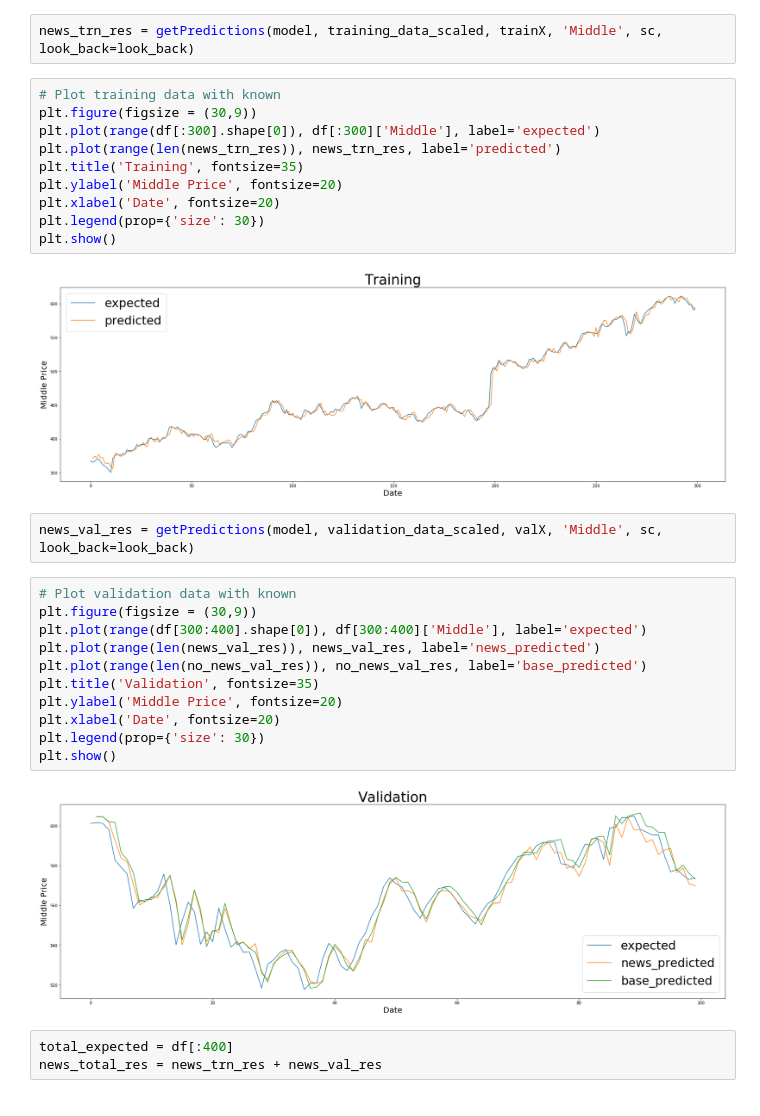
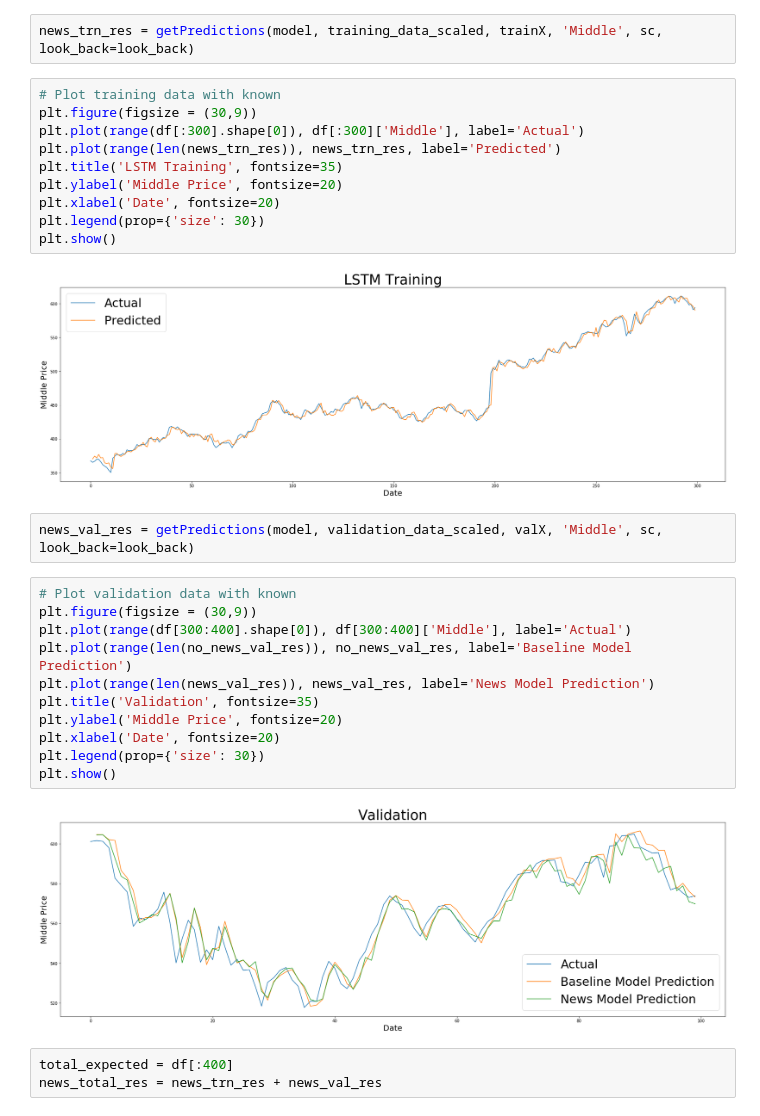
Before and after one commit to stanleykywu/predicting-stocks, a Jupyter notebook: models/LSTM.ipynb, the cells around one changed output. Cells and saved outputs as stored; diff of their text form.

```diff
--- a/models/LSTM.ipynb
+++ b/models/LSTM.ipynb
@@ -406,30 +406,30 @@ news_trn_res = getPredictions(model, training_data_scaled, trainX, 'Middle', sc,
 # %%
 # Plot training data with known
 plt.figure(figsize = (30,9))
-plt.plot(range(df[:300].shape[0]), df[:300]['Middle'], label='expected')
-plt.plot(range(len(news_trn_res)), news_trn_res, label='predicted')
-plt.title('Training', fontsize=35)
+plt.plot(range(df[:300].shape[0]), df[:300]['Middle'], label='Actual')
+plt.plot(range(len(news_trn_res)), news_trn_res, label='Predicted')
+plt.title('LSTM Training', fontsize=35)
 plt.ylabel('Middle Price', fontsize=20)
 plt.xlabel('Date', fontsize=20)
 plt.legend(prop={'size': 30})
 plt.show()
 # %% [output]
-[figure, old version]
+[figure, new version]
 # %%
 news_val_res = getPredictions(model, validation_data_scaled, valX, 'Middle', sc, look_back=look_back)
 # %%
 # Plot validation data with known
 plt.figure(figsize = (30,9))
-plt.plot(range(df[300:400].shape[0]), df[300:400]['Middle'], label='expected')
-plt.plot(range(len(news_val_res)), news_val_res, label='news_predicted')
-plt.plot(range(len(no_news_val_res)), no_news_val_res, label='base_predicted')
+plt.plot(range(df[300:400].shape[0]), df[300:400]['Middle'], label='Actual')
+plt.plot(range(len(no_news_val_res)), no_news_val_res, label='Baseline Model Prediction')
+plt.plot(range(len(news_val_res)), news_val_res, label='News Model Prediction')
 plt.title('Validation', fontsize=35)
 plt.ylabel('Middle Price', fontsize=20)
 plt.xlabel('Date', fontsize=20)
 plt.legend(prop={'size': 30})
 plt.show()
 # %% [output]
-[figure, old version]
+[figure, new version]
 # %%
 total_expected = df[:400]
 news_total_res = news_trn_res + news_val_res
```
Also changed, not shown: parts of 5 cells of this notebook.
